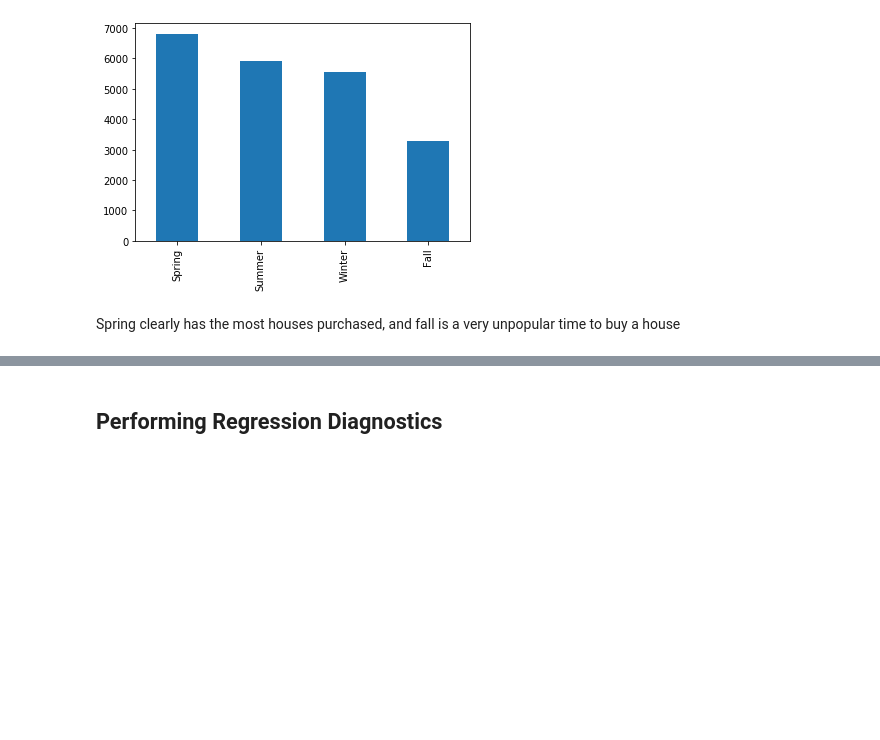
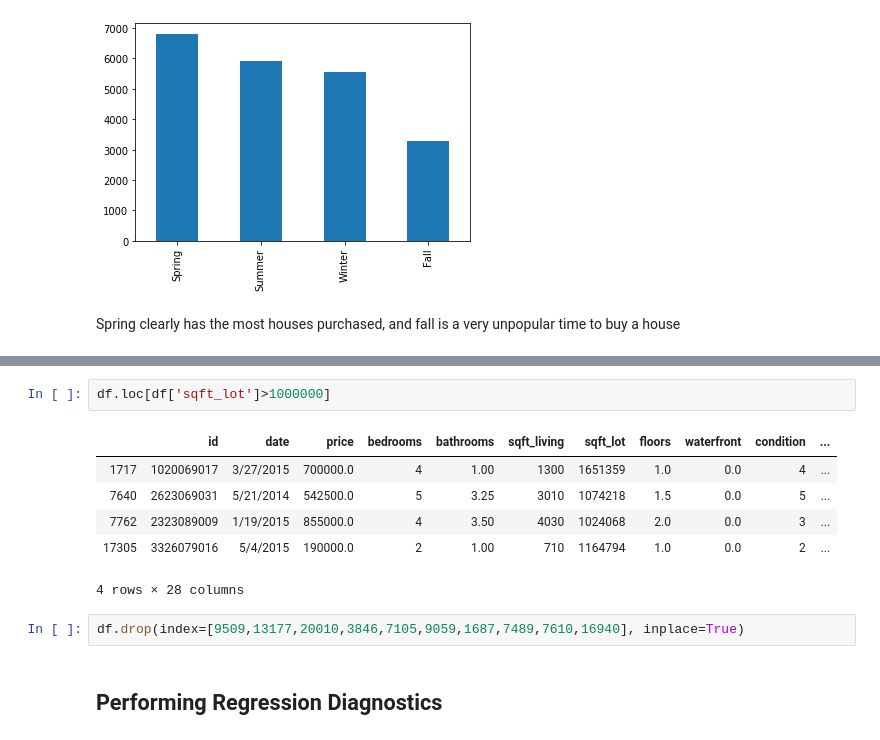
Before and after one commit to aradaha/dsc-mod-2-project-v2-1-onl01-dtsc-ft-030220, a Jupyter notebook: student.ipynb, the cells around one changed output, grey strips where cells are left out. Cells and saved outputs as stored; diff of their text form; blank space fills up the shorter version.

```diff
--- a/student.ipynb
+++ b/student.ipynb
@@ -296,3 +302,14 @@ Spring clearly has the most houses purchased, and fall is a very unpopular time
+# %%
+df.loc[df['sqft_lot']>1000000]
+# %% [output]
+|  | id | date | price | bedrooms | bathrooms | sqft_living | sqft_lot | floors | waterfront | condition | ... |
+| 1717 | 1020069017 | 3/27/2015 | 700000.0 | 4 | 1.00 | 1300 | 1651359 | 1.0 | 0.0 | 4 | ... |
+| 7640 | 2623069031 | 5/21/2014 | 542500.0 | 5 | 3.25 | 3010 | 1074218 | 1.5 | 0.0 | 5 | ... |
+| 7762 | 2323089009 | 1/19/2015 | 855000.0 | 4 | 3.50 | 4030 | 1024068 | 2.0 | 0.0 | 3 | ... |
+| 17305 | 3326079016 | 5/4/2015 | 190000.0 | 2 | 1.00 | 710 | 1164794 | 1.0 | 0.0 | 2 | ... |
+4 rows × 28 columns
+# %%
+df.drop(index=[9509,13177,20010,3846,7105,9059,1687,7489,7610,16940], inplace=True)
 # %% [markdown]
 ## Performing Regression Diagnostics
 # %%
```
Also changed, not shown: parts of 13 cells of this notebook.
